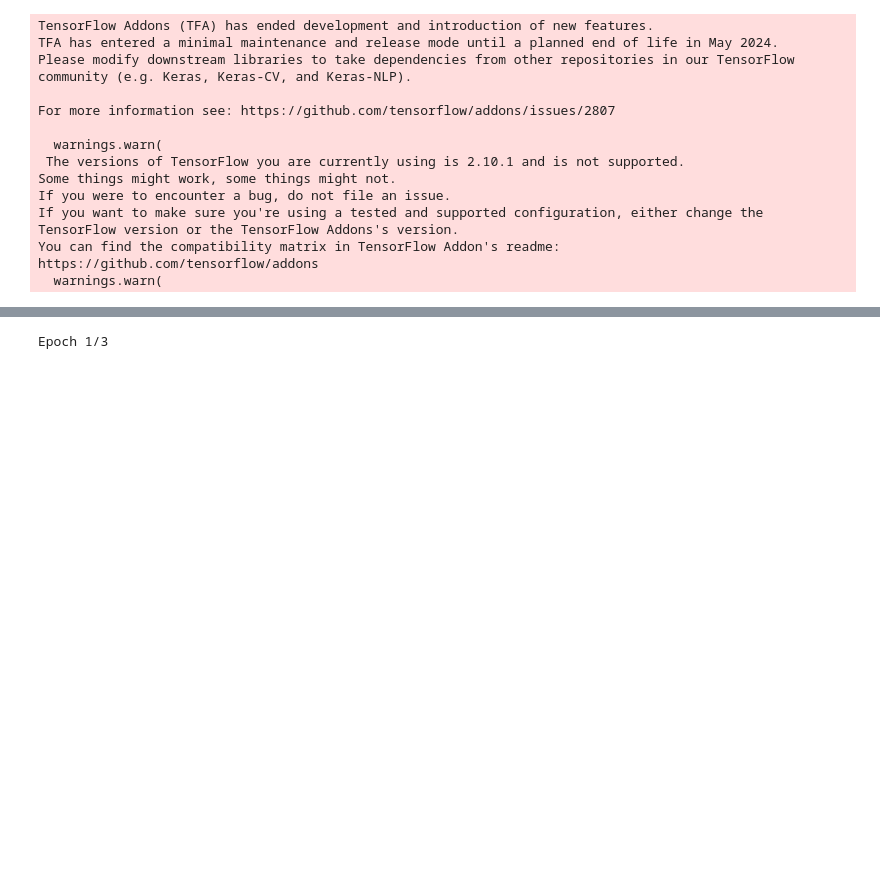
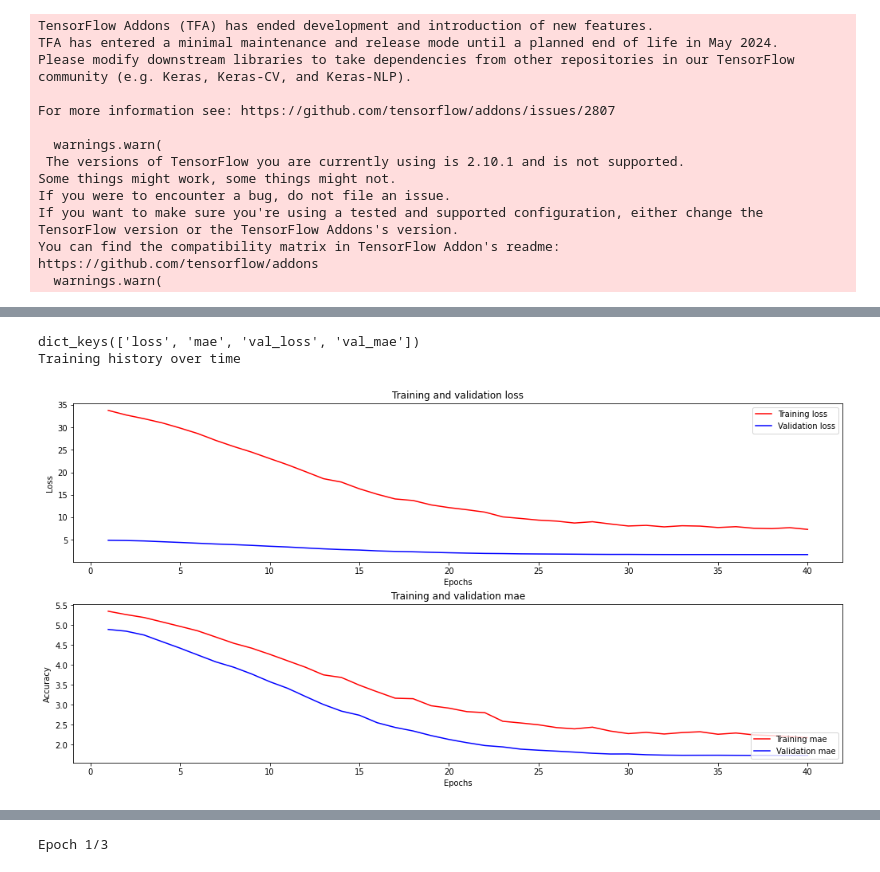
Before and after one commit to victorchendra02/Final-Academic-Project, a Jupyter notebook: models/02_BERT.ipynb, the cells around one changed output, grey strips where cells are left out. Cells and saved outputs as stored; diff of their text form; code cells hidden in the pictures; blank space fills up the shorter version.

Commit message:
DONE TRAINING RTX4090

```diff
--- a/models/02_BERT.ipynb
+++ b/models/02_BERT.ipynb
@@ -133,0 +268,12 @@ Type Ids   : [0 0 0 0 0 0 0 0 0 0]
+# %%
+train_ds, val_ds, test_ds = load_and_prepare_dataset("../data/regression/imo/")
+regressor_model = RegressorModel(tfhub_handle_preprocess, tfhub_handle_encoder)
+regressor_model.compile_model(train_ds=train_ds,
+                                 validation_data=val_ds,
+                                 epochs=epochs,
+                                 learning_rate=learning_rate,
+                                 optimizer_type=optimizer_type,
+                                 loss=loss,
+                                 metrics=metrics)
+# %%
+regressor_model.train()
@@ -133,0 +310,6 @@ Type Ids   : [0 0 0 0 0 0 0 0 0 0]
+# %%
+regressor_model.plot_training_history_over_time(figsize=(14, 7))
+# %% [output]
+dict_keys(['loss', 'mae', 'val_loss', 'val_mae'])
+Training history over time
+[figure, added]
```
Also changed, not shown: parts of 21 cells of this notebook.
